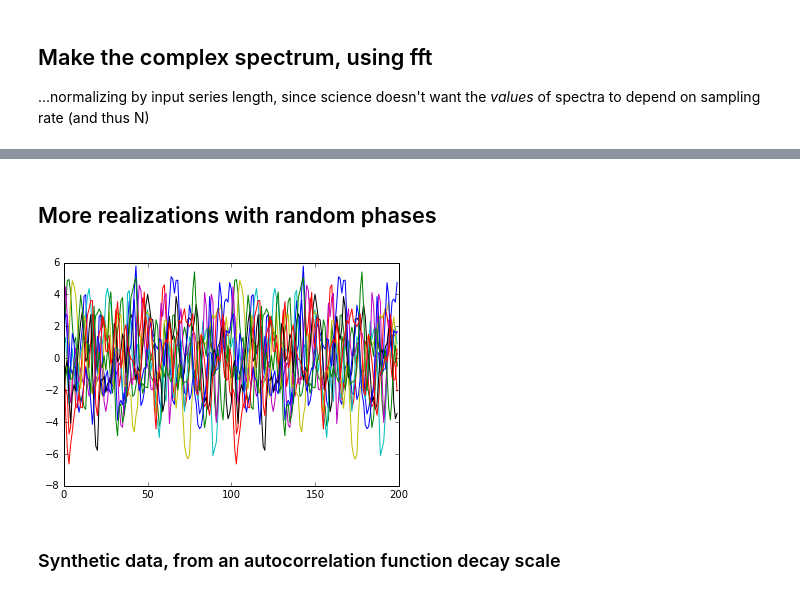
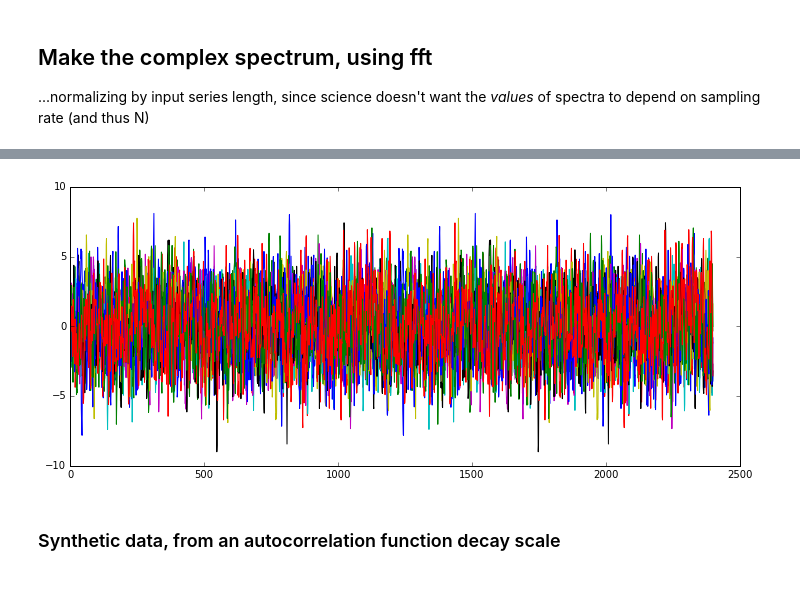
Before and after one commit to weiclimate/MPO624_notebooks, a Jupyter notebook: Red_noise_FFT.ipynb, the cells around one changed output, grey strips where cells are left out. Drawn from its saved outputs; the diff is of its cells as text; code cells hidden in the pictures.

```diff
--- a/Red_noise_FFT.ipynb
+++ b/Red_noise_FFT.ipynb
@@ -19,24 +25,29 @@ Red noise has covariance that drops off exponentially with lag. So if C0 is the
 # corrcoef(y, roll(y,1))
 # len(y)
 # %%
-# Let's mimick a data array y
-# using AR1 red noise.
-# It only depends on autoregression at lag 1 (hence an "AR1 process")
+# Let's mimick a data array y, using AR1 red noise.
+# That only depends on autoregression at lag 1 (hence an "AR1 process")
 
+# INPUTS
 lag1_autocorr = 0.9  # Read off this value from corrcoef(y, roll(y,1))
 variance = 10        # Read off this value from var(y)
-N = 100              # Read off this value from len(y)
+N = 1200             # Read off this value from len(y)
 
+
+
+### CALCULATIONS AND PLOTTING
 T_efold = 1.0/log(lag1_autocorr) # Units: number of array positions
-T_efold
 
+### MAKE A YAUTO(X) ARRAY WITH THE RIGHT SIZE, VARIANCE, AND SPECTRUM
 x = arange(N)              # A simple count array
 xpert = x-mean(x)
 yauto = exp(- abs(xpert))  # Autocorrelation
 # Scale it to have the given variance
 yauto *= sqrt(variance/var(yauto))
+# Remove the mean
+yauto = detrend(yauto)
 
-yauto = detrend(yauto)
+### QUICK PLOT TO SEE IF IT IS SENSIBLE
 plot(concatenate([yauto,yauto]))
 title('2 copies of scaled autocorr: var='+format(var(yauto),'5.3'));
 # %% [output]
@@ -85,15 +100,18 @@ title('Synthesized: Red amplitude, random phase (repeated 2x)');
-# %% [markdown]
-## More realizations with random phases
 # %%
+## More realizations with random phases
+
+figure(6, figsize=[12,5])
+
 for i in arange(10):
     syn_phase = 2*pi*rand( len(phase) )
 
     syn_spec =(    syn_ampli*cos(syn_phase)   #real part
              + 1j* syn_ampli*sin(syn_phase) ) #imag part
 
     syn_data = real( ifft(syn_spec)*N )
-    plot(tile(syn_data,2))
+
+    plot(tile(syn_data,2),)
 # %% [output]
-[figure, old version]
+[figure, new version]
 # %% [markdown]
 ### Synthetic data, from an autocorrelation function decay scale
```
Also changed, not shown: parts of 12 cells of this notebook.
